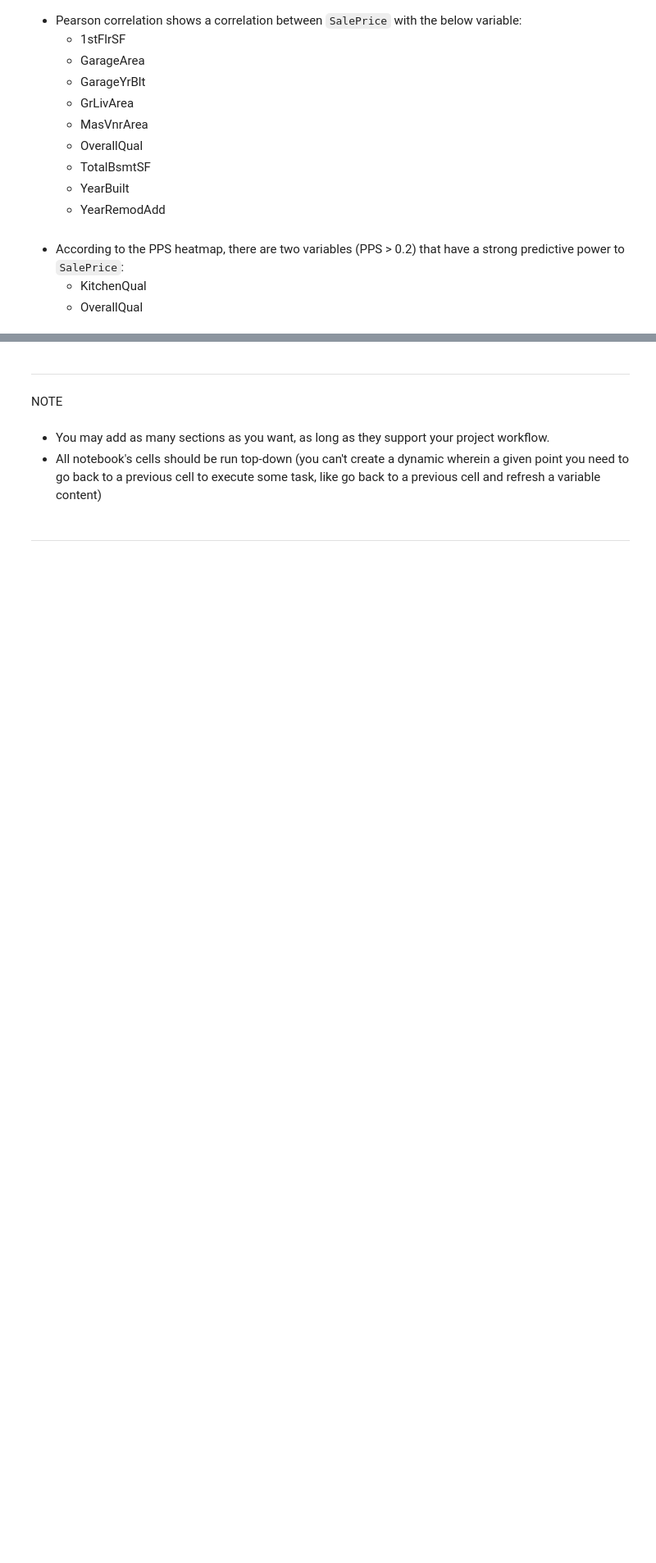
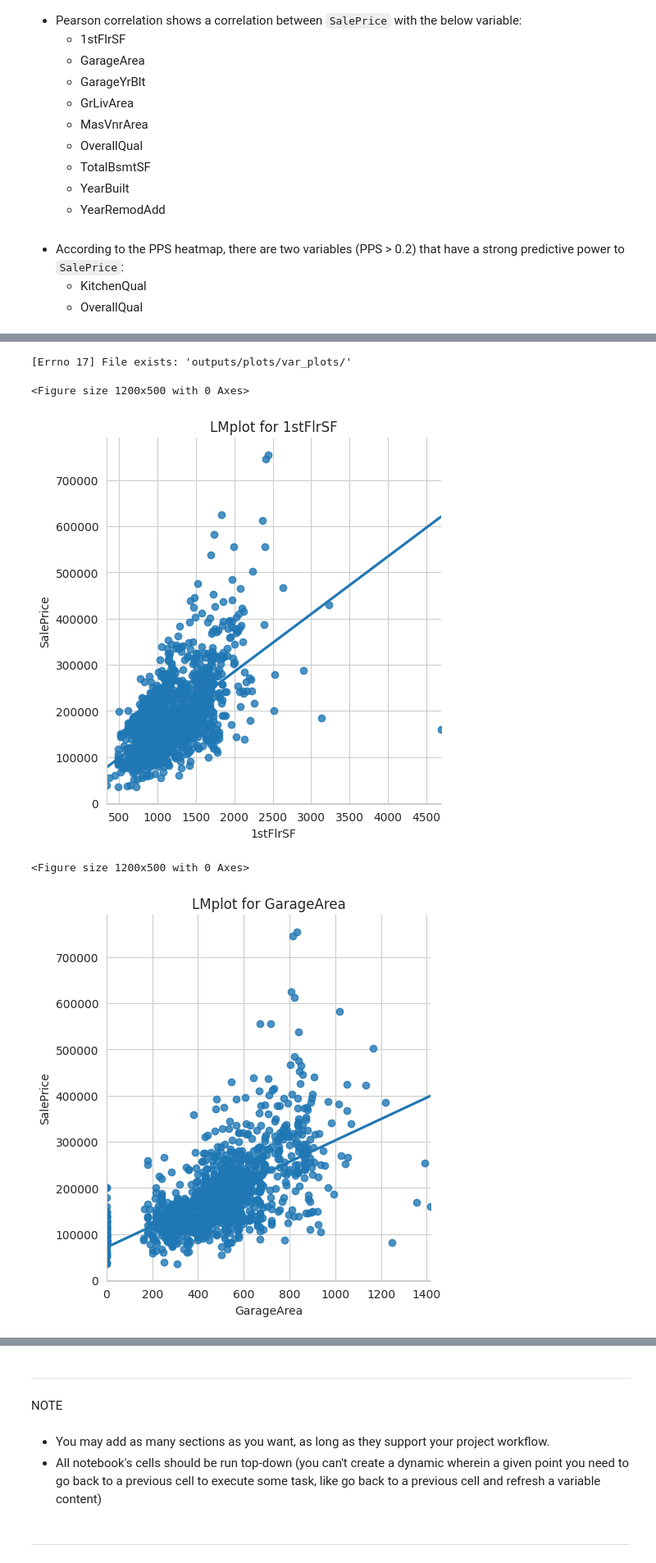
Before and after one commit to jojouna/pp5-housing-issue, a Jupyter notebook: jupyter_notebooks/03 - Data-Analysis.ipynb, the cells around one changed output, grey strips where cells are left out. Shown at 82% size. Drawn from its saved outputs; the diff is of its cells as text; code cells hidden in the pictures; blank space fills up the shorter version.

Commit message:
data analysis eda plots

```diff
--- a/jupyter_notebooks/03 - Data-Analysis.ipynb
+++ b/jupyter_notebooks/03 - Data-Analysis.ipynb
@@ -315,0 +329,3 @@ Examining from the Heatmaps, there is a positive correlation between the target
+# %%
+vars_to_study = ['1stFlrSF', 'GarageArea', 'GarageYrBlt', 'GrLivArea', 'KitchenQual', 'MasVnrArea', 'OverallQual', 'TotalBsmtSF', 'YearBuilt', 'YearRemodAdd']
+vars_to_study
@@ -315,0 +349,3 @@ Examining from the Heatmaps, there is a positive correlation between the target
+# %%
+df_eda = df.filter(vars_to_study + ['SalePrice'])
+df_eda
@@ -315,0 +368,72 @@ Examining from the Heatmaps, there is a positive correlation between the target
+# %%
+import matplotlib.pyplot as plt
+import seaborn as sns
+import os
+
+sns.set_style('whitegrid')
+numerical_vars = ['1stFlrSF', 'GarageArea', 'GrLivArea', 'MasVnrArea', 'TotalBsmtSF']
+categorical_vars = ['KitchenQual', 'OverallQual']
+time_vars = ['GarageYrBlt', 'YearBuilt', 'YearRemodAdd']
+
+target_var = 'SalePrice'
+file_path = 'outputs/plots/var_plots/'
+
+
+try:
+    # create the folder
+    os.makedirs(name=file_path)
+except Exception as e:
+    print(e)
+
+def plot_cat(df, col, target_var):
+    """
+    Function to create a boxplot for categorical
+    variables and save the graphs to a folder
+    """
+    plt.figure(figsize=(12, 5))
+    sns.boxplot(data=df_eda, x=col, y=target_var)
+    plt.title(f"Boxplot of {col}")
+    plt.savefig(f"{file_path}/boxplot_{col}.png")
+    plt.show()
+
+def plot_num(df, col, target_var):
+    """
+    Function to create a LMplot for numerical
+    variables except time variables
+    and save the graphs to a folder
+    """
+    plt.figure(figsize=(12, 5))
+    sns.lmplot(data=df_eda, x=col, y=target_var, ci=None)
+    plt.title(f"LMplot for {col}")
+    plt.savefig(f"{file_path}/lmplot_{col}.png")
+    plt.show()
+
+def plot_time(df, col, target_var):
+    """
+    Function to create a line ploe for
+    time variables and save the graphs to a folder
+    """
+    plt.figure(figsize=(12, 5))
+    sns.lineplot(data=df_eda, x=col, y=target_var)
+    plt.title(f"Lineplot for {col}")
+    plt.savefig(f"{file_path}/lineplot_{col}.png")
+    plt.show()
+
+for col in df_eda.columns:
+    if col in categorical_vars:
+        plot_cat(df_eda, col, target_var)
+        print("\n\n")
+    elif col in numerical_vars:
+        plot_num(df_eda, col, target_var)
+        print("\n\n")
+    elif col in time_vars:
+        plot_time(df_eda, col, target_var)
+        print("\n\n")
+    else:
+        pass
+# %% [output]
+[Errno 17] File exists: 'outputs/plots/var_plots/'
+<Figure size 1200x500 with 0 Axes>
+[figure, added]
+<Figure size 1200x500 with 0 Axes>
+[figure, added]
```
Also changed, not shown: parts of 8 cells of this notebook, 10 other files.
